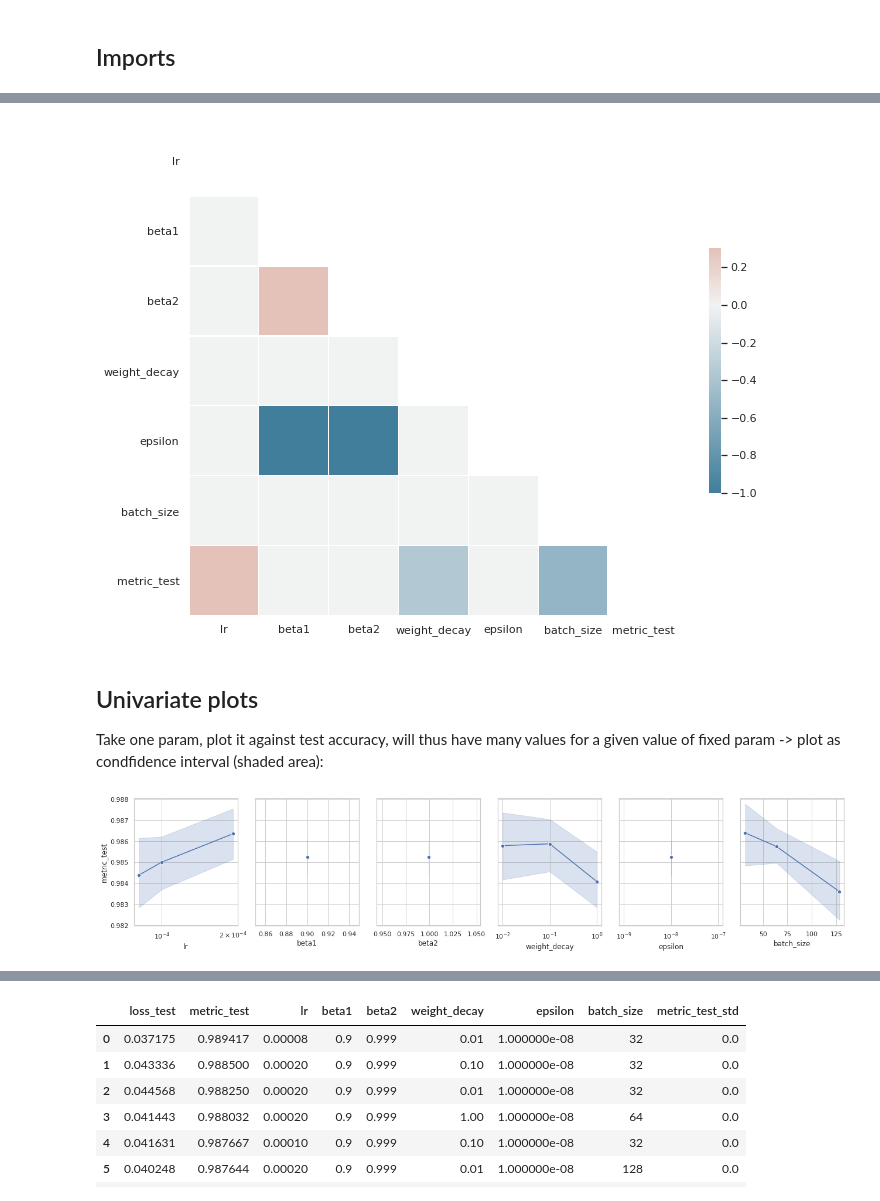
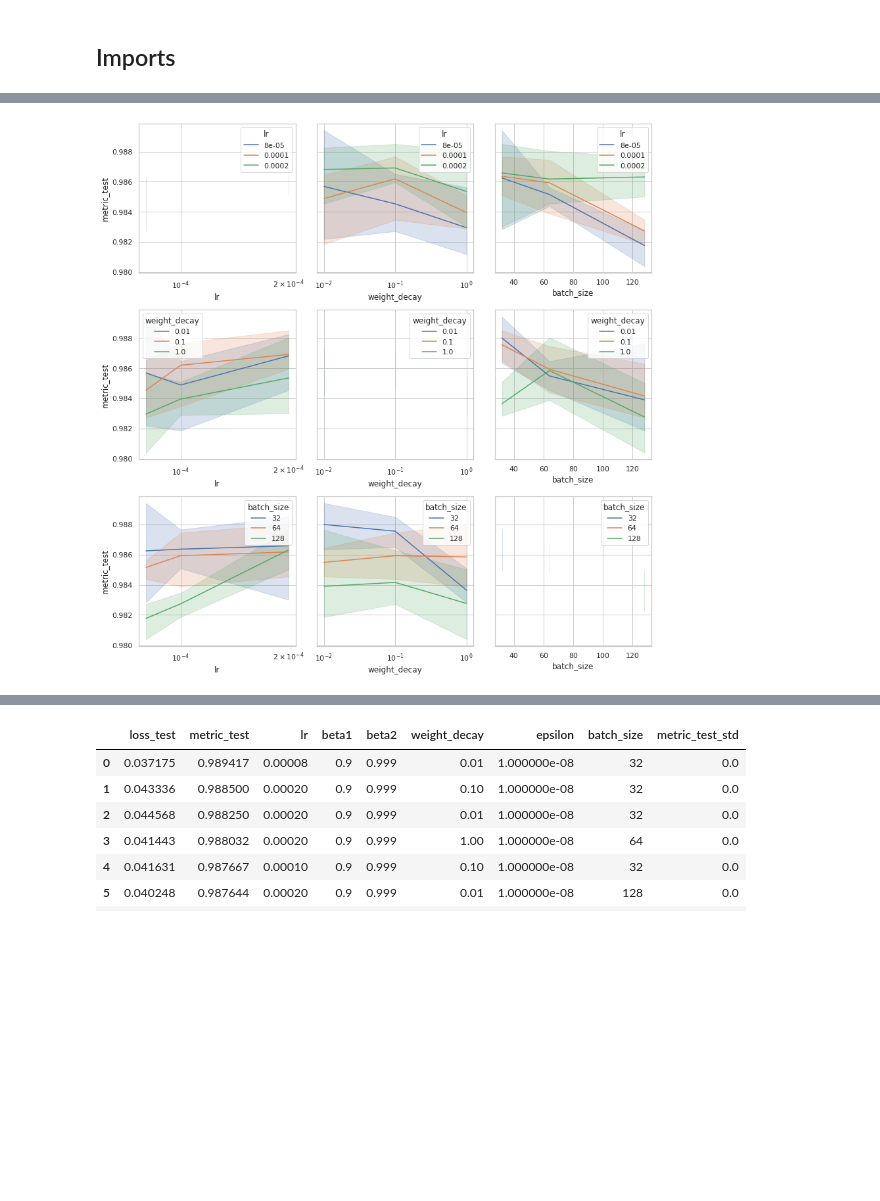
Before and after one commit to matthiaszeller/optml_project, a Jupyter notebook: Hyperparam-tuning.ipynb, the cells around one changed output, grey strips where cells are left out. Saved outputs shown, nothing was run; the diff lists cells and outputs as text; code cells hidden in the pictures; blank space fills up the shorter version.

Commit message:
hyperparam tuning

```diff
--- a/Hyperparam-tuning.ipynb
+++ b/Hyperparam-tuning.ipynb
@@ -50,0 +58,4 @@ def load_res_file(fname: str):
+# %%
+# Load results
+df, params = load_res_file('adam_tuning_round1')
+params
@@ -50,0 +90,17 @@ def load_res_file(fname: str):
+# %%
+# Prepare figure
+n = len(params)
+fig, ax = plt.subplots(n, n, figsize=(4 * n, 4 * n), sharey=True)
+colors = sns.color_palette()
+logscale = ['lr', 'weight_decay', 'epsilon']
+
+# Loop over all parameters
+for p_hue, ax_row in zip(params, ax):
+    ncol = df[p_hue].nunique()
+    for p, a in zip(params, ax_row):
+        sns.lineplot(x=p, y='metric_test', data=df, ax=a, hue=p_hue, palette=colors[:ncol])
+        if p in logscale:
+            a.set_xscale('log')
+
+# Aesthetics
+plt.tight_layout()
@@ -51,4 +111,4 @@ def load_res_file(fname: str):
 # %%
-df, par = load_res_file('adam_tuning')
-df
+df, params = load_res_file('adam_tuning_round2')
+df.shape, params
 # %% [output]
@@ -72,37 +116,19 @@ df
-# %%
-# https://seaborn.pydata.org/examples/many_pairwise_correlations.html
-
-# Compute the correlation matrix
-corr = df[par.tolist() + ['metric_test']].corr()
-
-# Generate a mask for the upper triangle
-mask = np.triu(np.ones_like(corr, dtype=bool))
-
-# Set up the matplotlib figure
-f, ax = plt.subplots(figsize=(11, 9))
-
-# Generate a custom diverging colormap
-cmap = sns.diverging_palette(230, 20, as_cmap=True)
-
-# Draw the heatmap with the mask and correct aspect ratio
-sns.heatmap(corr, mask=mask, cmap=cmap, vmax=.3, center=0,
-            square=True, linewidths=.5, cbar_kws={"shrink": .5});
-# %% [output]
-[figure, removed]
-# %% [markdown]
-## Univariate plots
-
-Take one param, plot it against test accuracy, will thus have many values for a given value of fixed param -> plot as condfidence interval (shaded area):
 # %%
-fig, ax = plt.subplots(1, len(par), figsize=(18, 4), sharey=True)
+# Prepare figure
+n = len(params)
+fig, ax = plt.subplots(n, n, figsize=(4 * n, 4 * n), sharey=True)
+colors = sns.color_palette()
+logscale = ['lr', 'weight_decay', 'epsilon']
 
-logscale = ['lr', 'epsilon', 'weight_decay']
+# Loop over all parameters
+for p_hue, ax_row in zip(params, ax):
+    ncol = df[p_hue].nunique()
+    for p, a in zip(params, ax_row):
+        sns.lineplot(x=p, y='metric_test', data=df, ax=a, hue=p_hue, palette=colors[:ncol])
+        if p in logscale:
+            a.set_xscale('log')
 
-for p, a in zip(par, ax):
-    sns.lineplot(x=p, y='metric_test', data=df, ax=a, marker='o')
-    if p in logscale:
-        a.set_xscale('log')
-
+# Aesthetics
 plt.tight_layout()
 # %% [output]
-[figure, old version]
+[figure, new version]
```
Also changed, not shown: parts of 43 cells of this notebook, 8 other files.
